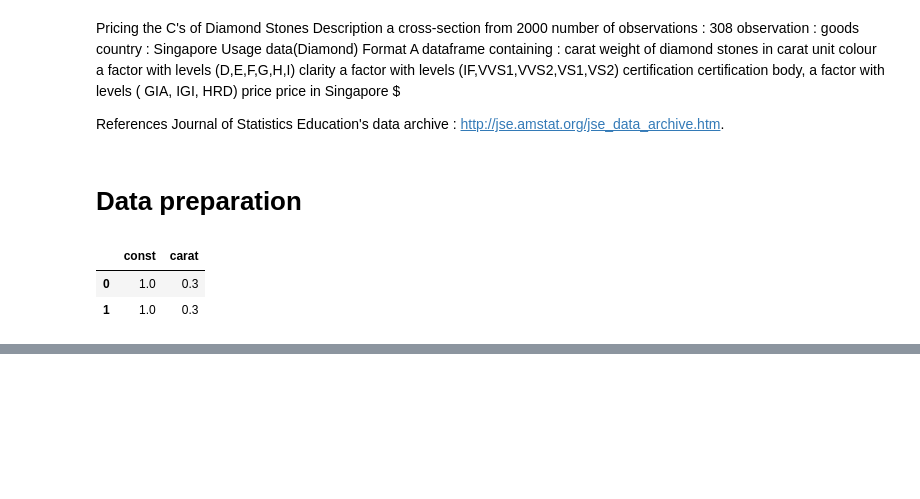
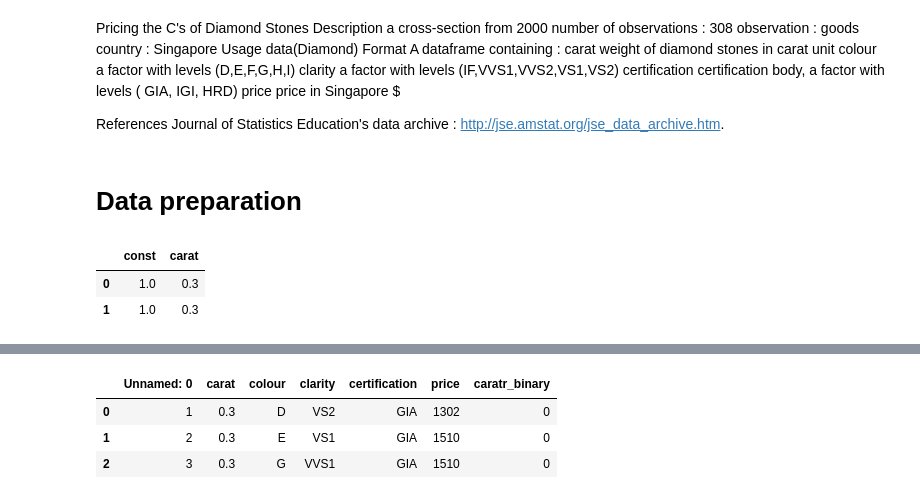
Before and after one commit to TimoCodez/Python-BIA, a Jupyter notebook: Linear_Regression.ipynb, the cells around one changed output, grey strips where cells are left out. Saved outputs shown, nothing was run; the diff lists cells and outputs as text; code cells hidden in the pictures; blank space fills up the shorter version.

```diff
--- a/Linear_Regression.ipynb
+++ b/Linear_Regression.ipynb
@@ -63,0 +114,9 @@ X.head(2)
+# %%
+# create binary variable
+df['caratr_binary'] = np.where(df.carat > 0.6, 1, 0)
+df.head(3)
+# %% [output]
+|  | Unnamed: 0 | carat | colour | clarity | certification | price | caratr_binary |
+| 0 | 1 | 0.3 | D | VS2 | GIA | 1302 | 0 |
+| 1 | 2 | 0.3 | E | VS1 | GIA | 1510 | 0 |
+| 2 | 3 | 0.3 | G | VVS1 | GIA | 1510 | 0 |
```
Also changed, not shown: parts of 6 cells of this notebook.
